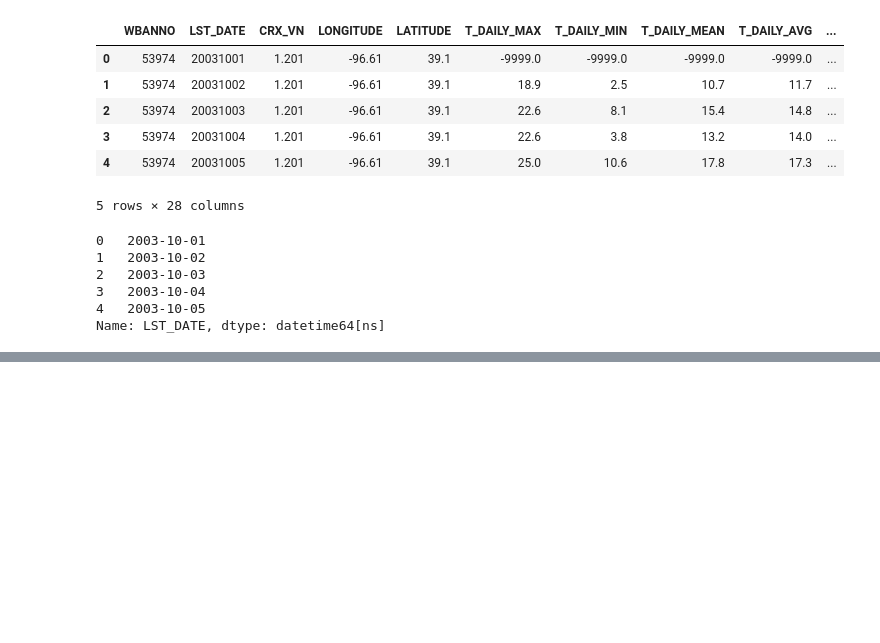
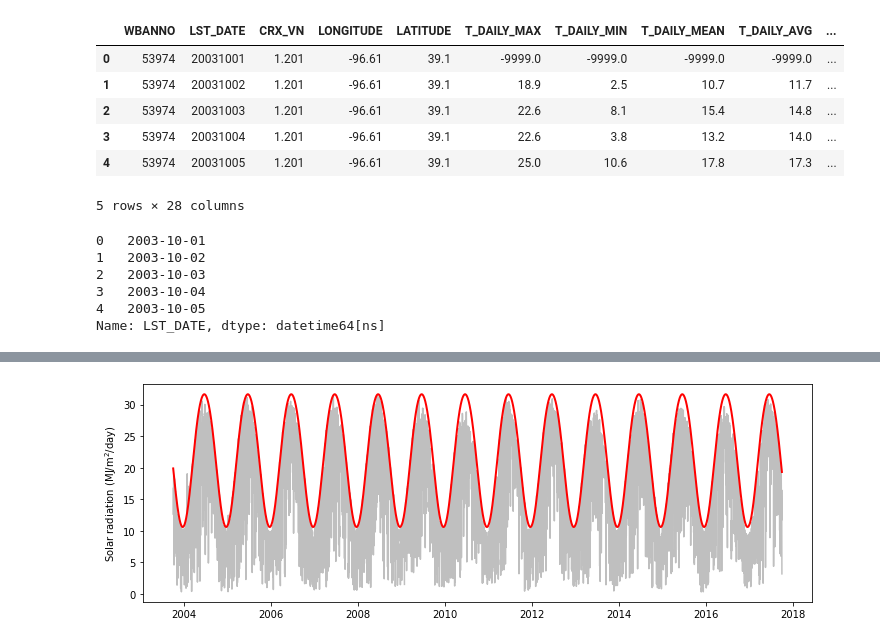
Before and after one commit to andres-patrignani/pynotes, a Jupyter notebook: notebooks/solar_radiation.ipynb, the cells around one changed output, grey strips where cells are left out. Drawn from its saved outputs; the diff is of its cells as text; code cells hidden in the pictures; blank space fills up the shorter version.

```diff
--- a/notebooks/solar_radiation.ipynb
+++ b/notebooks/solar_radiation.ipynb
@@ -49,0 +88,25 @@ plt.show()
+# %%
+latitude = 39.1949   # Decimal degrees North
+elevation = 300      # meters above sea level
+J = df["DOY"]
+
+# Step 1: Extraterrestrial solar radiation
+phi = np.pi/180 * latitude              # Eq. 22, FAO-56
+dr = 1 + 0.033 * np.cos(2*np.pi*J/365)  # Eq. 23, FAO-56
+d = 0.409*np.sin((2*np.pi * J/365) - 1.39)
+omega = (np.arccos(-np.tan(phi)*np.tan(d)))
+Gsc = 0.0820
+Ra = 24*(60)/np.pi * Gsc * dr * (omega*np.sin(phi)*np.sin(d) + np.cos(phi)*np.cos(d)*np.sin(omega))
+
+# Step 2: Clear Sky Radiation: Rso (MJ/m2/day)
+df["Rso_lat"] =  (0.75 + (2*10**-5)*elevation)*Ra  # Eq. 37, FAO-56
+
+
+# Plot clear sky using latitude and elevation
+plt.figure(figsize=(12,4))
+plt.plot(df["LST_DATE"], df["SOLARAD_DAILY"], '-k', alpha=0.25)
+plt.plot(df["LST_DATE"], df["Rso_lat"], '-r', linewidth=2)
+plt.ylabel("Solar radiation (MJ/m$^2$/day)" )
+plt.show()
+# %% [output]
+[figure, added]
```
Also changed, not shown: parts of 11 cells of this notebook, 17 other files.
